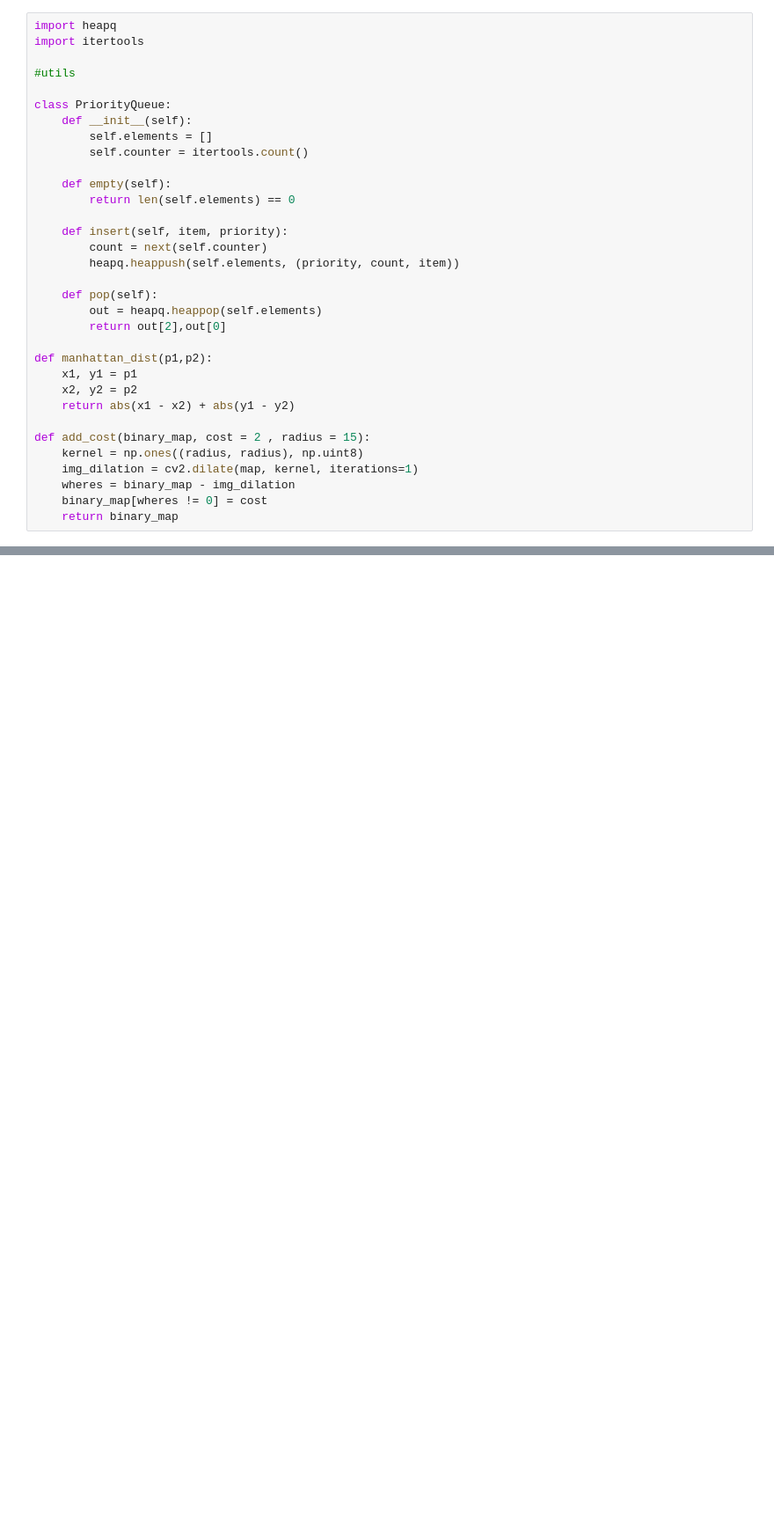
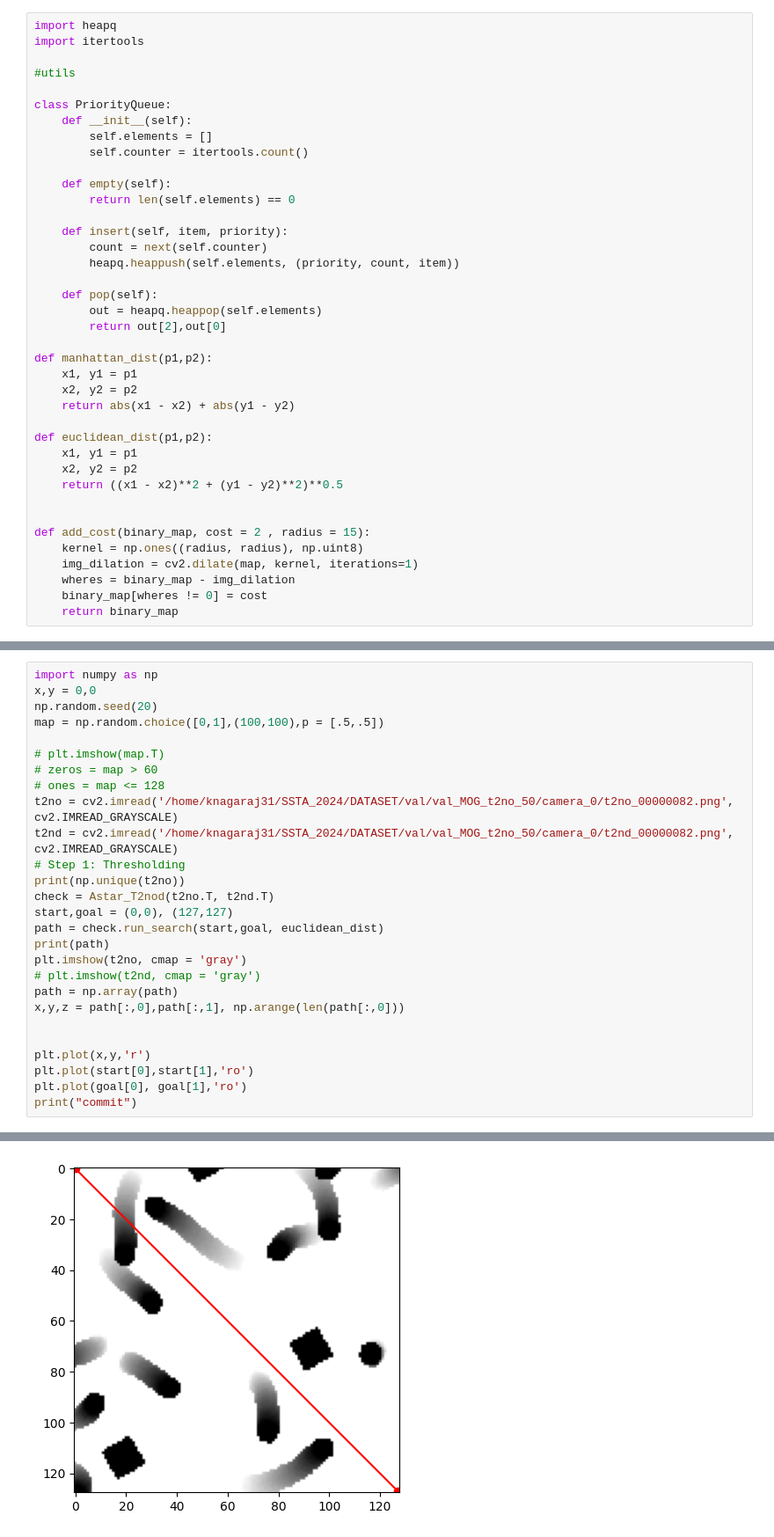
Before and after one commit to shashankGarik/simSSTA, a Jupyter notebook: Untitled-1.ipynb, the cells around one changed output, grey strips where cells are left out. Shown at 88% size. Saved outputs shown, nothing was run; the diff lists cells and outputs as text; blank space fills up the shorter version.

```diff
--- a/Untitled-1.ipynb
+++ b/Untitled-1.ipynb
@@ -59,6 +207,12 @@ def manhattan_dist(p1,p2):
     x2, y2 = p2
     return abs(x1 - x2) + abs(y1 - y2)
 
+def euclidean_dist(p1,p2):
+    x1, y1 = p1
+    x2, y2 = p2
+    return ((x1 - x2)**2 + (y1 - y2)**2)**0.5
+
+
 def add_cost(binary_map, cost = 2 , radius = 15):
     kernel = np.ones((radius, radius), np.uint8)
     img_dilation = cv2.dilate(map, kernel, iterations=1)
@@ -67,0 +322,28 @@ def add_cost(binary_map, cost = 2 , radius = 15):
+# %%
+import numpy as np
+x,y = 0,0
+np.random.seed(20)
+map = np.random.choice([0,1],(100,100),p = [.5,.5])
+
+# plt.imshow(map.T)
+# zeros = map > 60
+# ones = map <= 128
+t2no = cv2.imread('/home/knagaraj31/SSTA_2024/DATASET/val/val_MOG_t2no_50/camera_0/t2no_00000082.png', cv2.IMREAD_GRAYSCALE)
+t2nd = cv2.imread('/home/knagaraj31/SSTA_2024/DATASET/val/val_MOG_t2no_50/camera_0/t2nd_00000082.png', cv2.IMREAD_GRAYSCALE)
+# Step 1: Thresholding
+print(np.unique(t2no))
+check = Astar_T2nod(t2no.T, t2nd.T)
+start,goal = (0,0), (127,127)
+path = check.run_search(start,goal, euclidean_dist)
+print(path)
+plt.imshow(t2no, cmap = 'gray')
+# plt.imshow(t2nd, cmap = 'gray')
+path = np.array(path)
+x,y,z = path[:,0],path[:,1], np.arange(len(path[:,0]))
+
+
+plt.plot(x,y,'r')
+plt.plot(start[0],start[1],'ro')
+plt.plot(goal[0], goal[1],'ro')
+print("commit")
+# %% [output]
@@ -68,3 +355,4 @@ def add_cost(binary_map, cost = 2 , radius = 15):
+[figure, added]
 # %%
 class Astar:
     def __init__(self,map):
```
Also changed, not shown: parts of 7 cells of this notebook, 5 other files.
